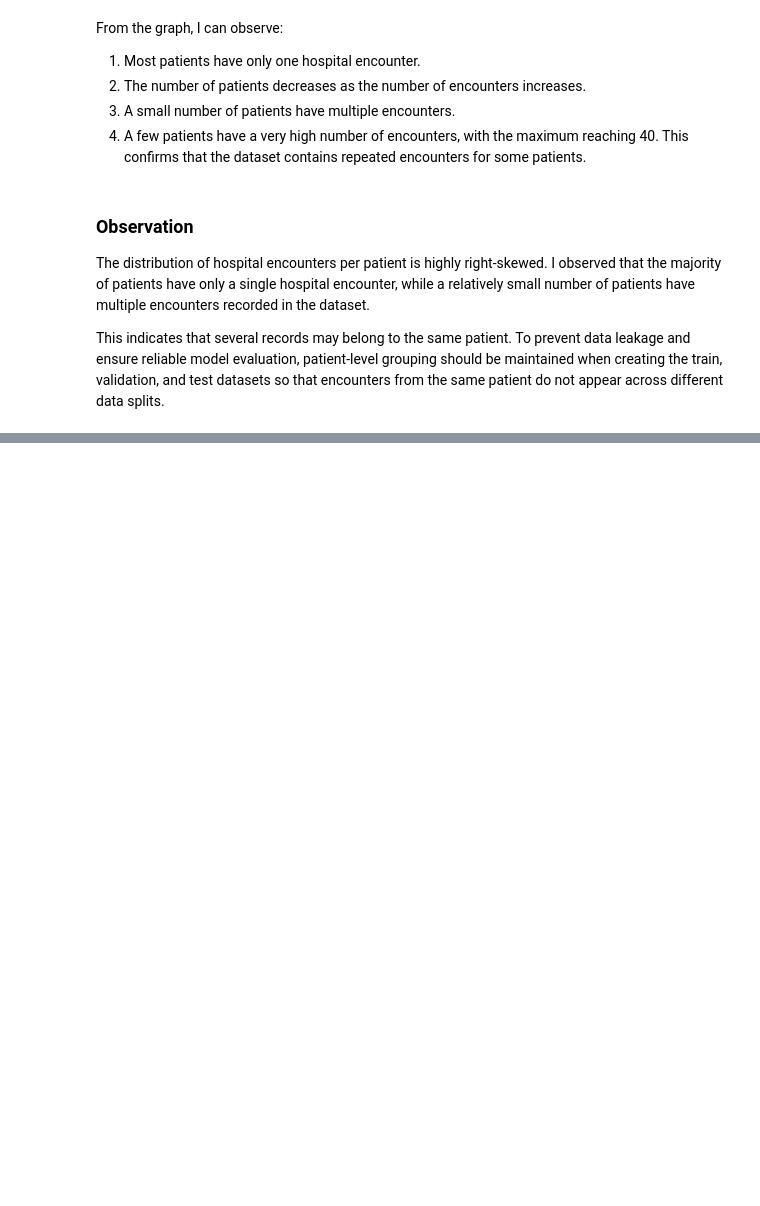
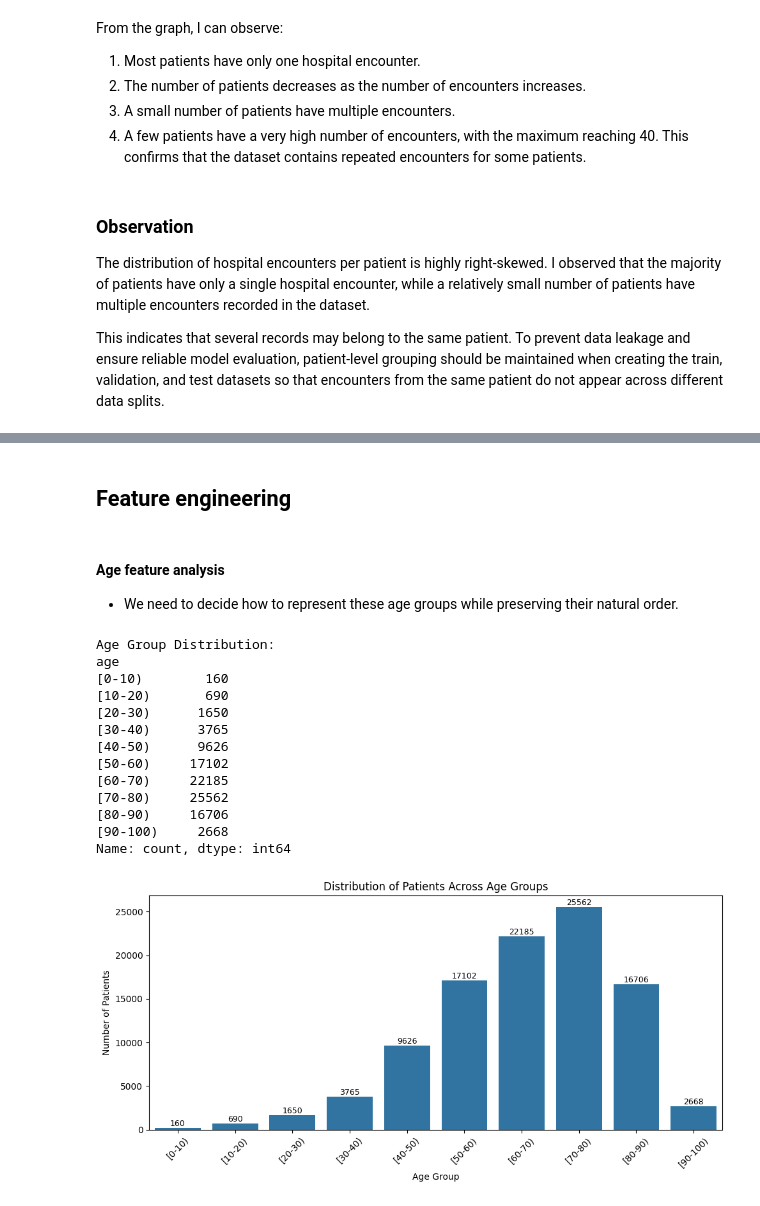
Before and after one commit to shanmukaa/Hospital-Re-admission, a Jupyter notebook: Hospital Readmission.ipynb, the cells around one changed output, grey strips where cells are left out. Saved outputs shown, nothing was run; the diff lists cells and outputs as text; code cells hidden in the pictures; blank space fills up the shorter version.

```diff
--- a/Hospital Readmission.ipynb
+++ b/Hospital Readmission.ipynb
@@ -689,0 +883,4 @@ This indicates that several records may belong to the same patient. To prevent d
+# %%
+# Replace missing values with Unknown
+for col in categorical_missing_cols:
+    prepared_df[col] = prepared_df[col].fillna('Unknown')
@@ -689,0 +908,15 @@ This indicates that several records may belong to the same patient. To prevent d
+# %%
+# Remove columns identified as constant during EDA
+constant_columns = ['examide', 'citoglipton']
+
+prepared_df.drop(columns=constant_columns, inplace=True)
+
+# Verify
+print("Removed columns:", constant_columns)
+print("Updated dataset shape:", prepared_df.shape)
+
+print("\nRemaining constant columns:")
+print([
+    col for col in prepared_df.columns
+    if prepared_df[col].nunique() == 1
+])
@@ -689,0 +1008,49 @@ This indicates that several records may belong to the same patient. To prevent d
+# %% [markdown]
+## Feature engineering
+# %% [markdown]
+#### Age feature analysis
+- We need to decide how to represent these age groups while preserving their natural order.
+# %%
+print("Age Group Distribution:")
+print(prepared_df['age'].value_counts().sort_index())
+
+plt.figure(figsize=(10, 5))
+
+ax = sns.countplot(
+    data=prepared_df,
+    x='age',
+    order=sorted(prepared_df['age'].unique())
+)
+
+# Add labels on bars
+for p in ax.patches:
+    ax.annotate(
+        f'{int(p.get_height())}',
+        (p.get_x() + p.get_width() / 2., p.get_height()),
+        ha='center',
+        va='bottom',
+        fontsize=9
+    )
+
+plt.title('Distribution of Patients Across Age Groups')
+plt.xlabel('Age Group')
+plt.ylabel('Number of Patients')
+plt.xticks(rotation=45)
+
+plt.tight_layout()
+plt.show()
+# %% [output]
+Age Group Distribution:
+age
+[0-10)        160
+[10-20)       690
+[20-30)      1650
+[30-40)      3765
+[40-50)      9626
+[50-60)     17102
+[60-70)     22185
+[70-80)     25562
+[80-90)     16706
+[90-100)     2668
+Name: count, dtype: int64
+[figure, added]
```
Also changed, not shown: parts of 159 cells of this notebook.
